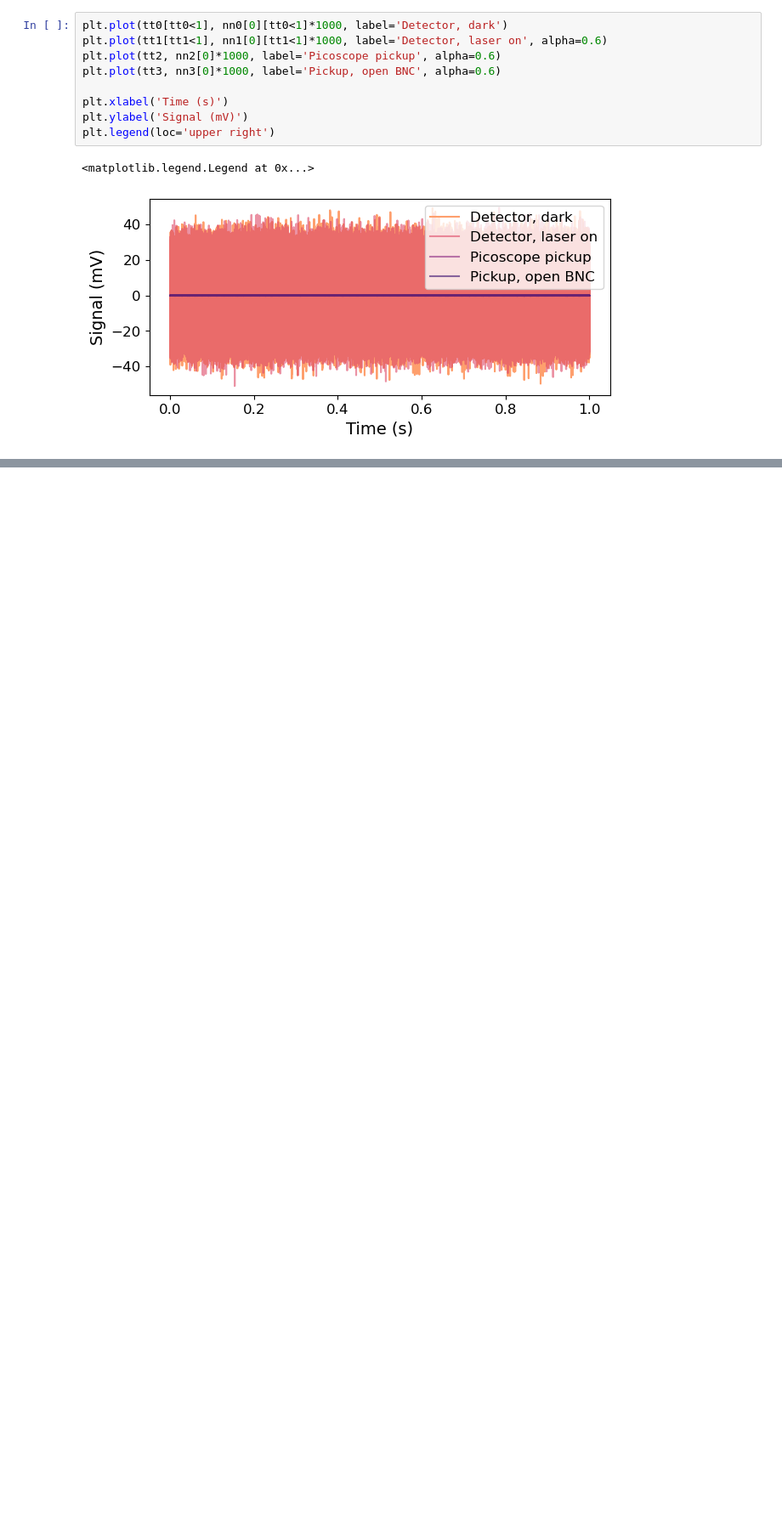
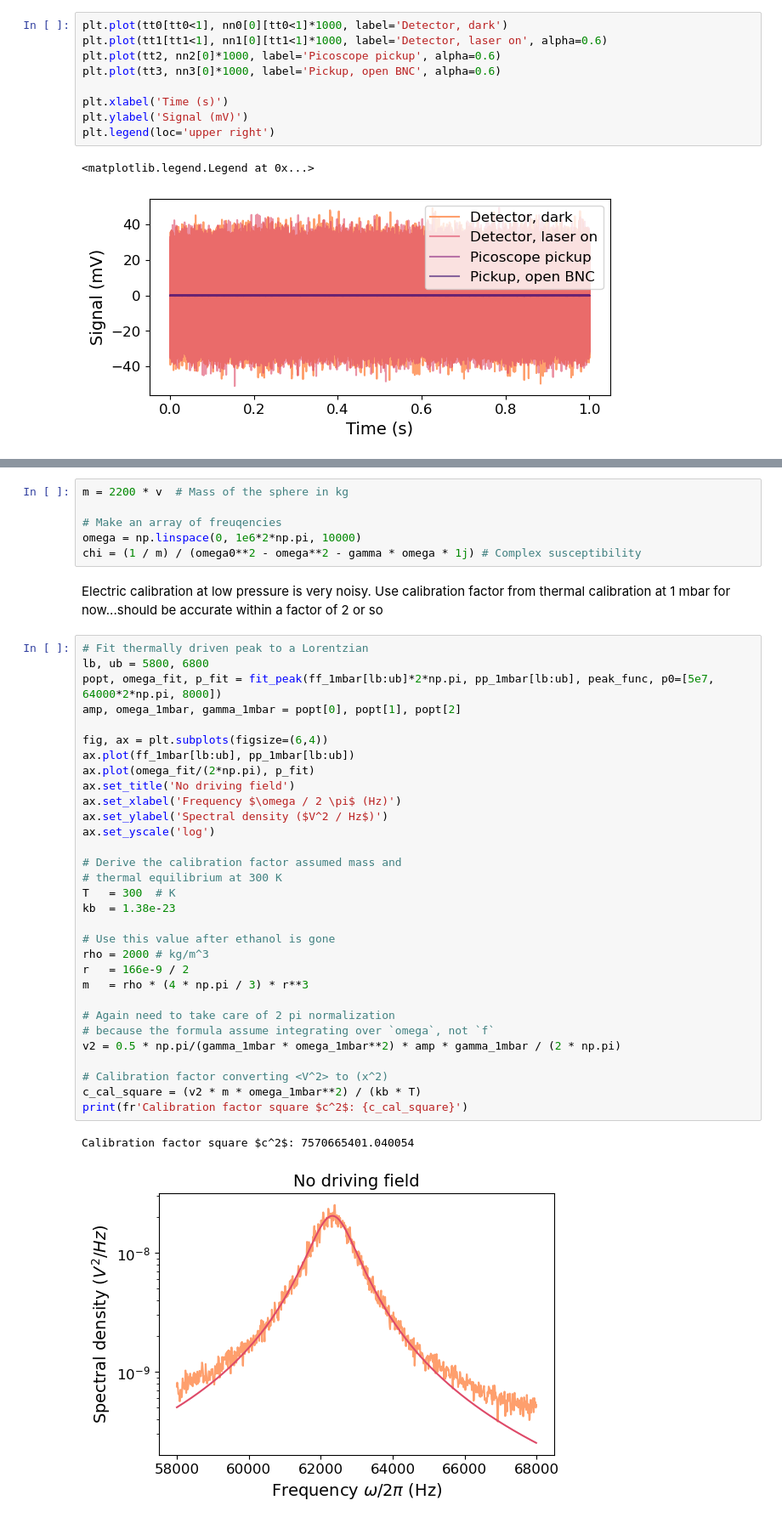
Before and after one commit to yuhants/Nanospheres, a Jupyter notebook: Analysis/20240618_noise_analysis.ipynb, the cells around one changed output, grey strips where cells are left out. Shown at 85% size. Drawn from its saved outputs; the diff is of its cells as text; blank space fills up the shorter version.

```diff
--- a/Analysis/20240618_noise_analysis.ipynb
+++ b/Analysis/20240618_noise_analysis.ipynb
@@ -87,0 +237,42 @@ plt.legend(loc='upper right')
+# %%
+m = 2200 * v  # Mass of the sphere in kg
+
+# Make an array of freuqencies
+omega = np.linspace(0, 1e6*2*np.pi, 10000)
+chi = (1 / m) / (omega0**2 - omega**2 - gamma * omega * 1j) # Complex susceptibility
+# %% [markdown]
+Electric calibration at low pressure is very noisy. Use calibration factor from thermal calibration at 1 mbar for now...should be accurate within a factor of 2 or so
+# %%
+# Fit thermally driven peak to a Lorentzian
+lb, ub = 5800, 6800
+popt, omega_fit, p_fit = fit_peak(ff_1mbar[lb:ub]*2*np.pi, pp_1mbar[lb:ub], peak_func, p0=[5e7, 64000*2*np.pi, 8000])
+amp, omega_1mbar, gamma_1mbar = popt[0], popt[1], popt[2]
+
+fig, ax = plt.subplots(figsize=(6,4))
+ax.plot(ff_1mbar[lb:ub], pp_1mbar[lb:ub])
+ax.plot(omega_fit/(2*np.pi), p_fit)
+ax.set_title('No driving field')
+ax.set_xlabel('Frequency $\omega / 2 \pi$ (Hz)')
+ax.set_ylabel('Spectral density ($V^2 / Hz$)')
+ax.set_yscale('log')
+
+# Derive the calibration factor assumed mass and
+# thermal equilibrium at 300 K
+T   = 300  # K
+kb  = 1.38e-23
+
+# Use this value after ethanol is gone
+rho = 2000 # kg/m^3
+r   = 166e-9 / 2
+m   = rho * (4 * np.pi / 3) * r**3
+
+# Again need to take care of 2 pi normalization
+# because the formula assume integrating over `omega`, not `f`
+v2 = 0.5 * np.pi/(gamma_1mbar * omega_1mbar**2) * amp * gamma_1mbar / (2 * np.pi)
+
+# Calibration factor converting <V^2> to (x^2)
+c_cal_square = (v2 * m * omega_1mbar**2) / (kb * T)
+print(fr'Calibration factor square $c^2$: {c_cal_square}')
+# %% [output]
+Calibration factor square $c^2$: 7570665401.040054
+[figure, added]
```
Also changed, not shown: parts of 29 cells of this notebook, 1 other file.
